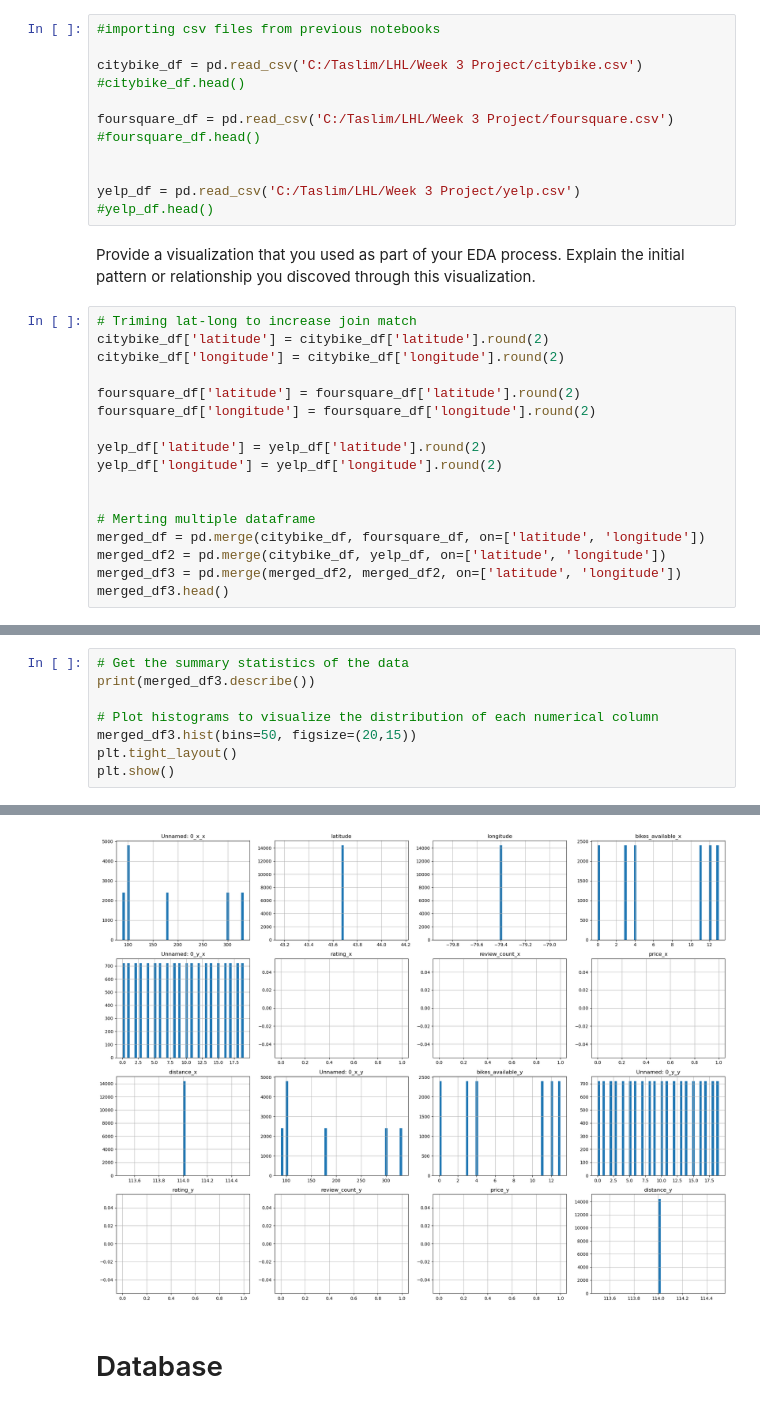
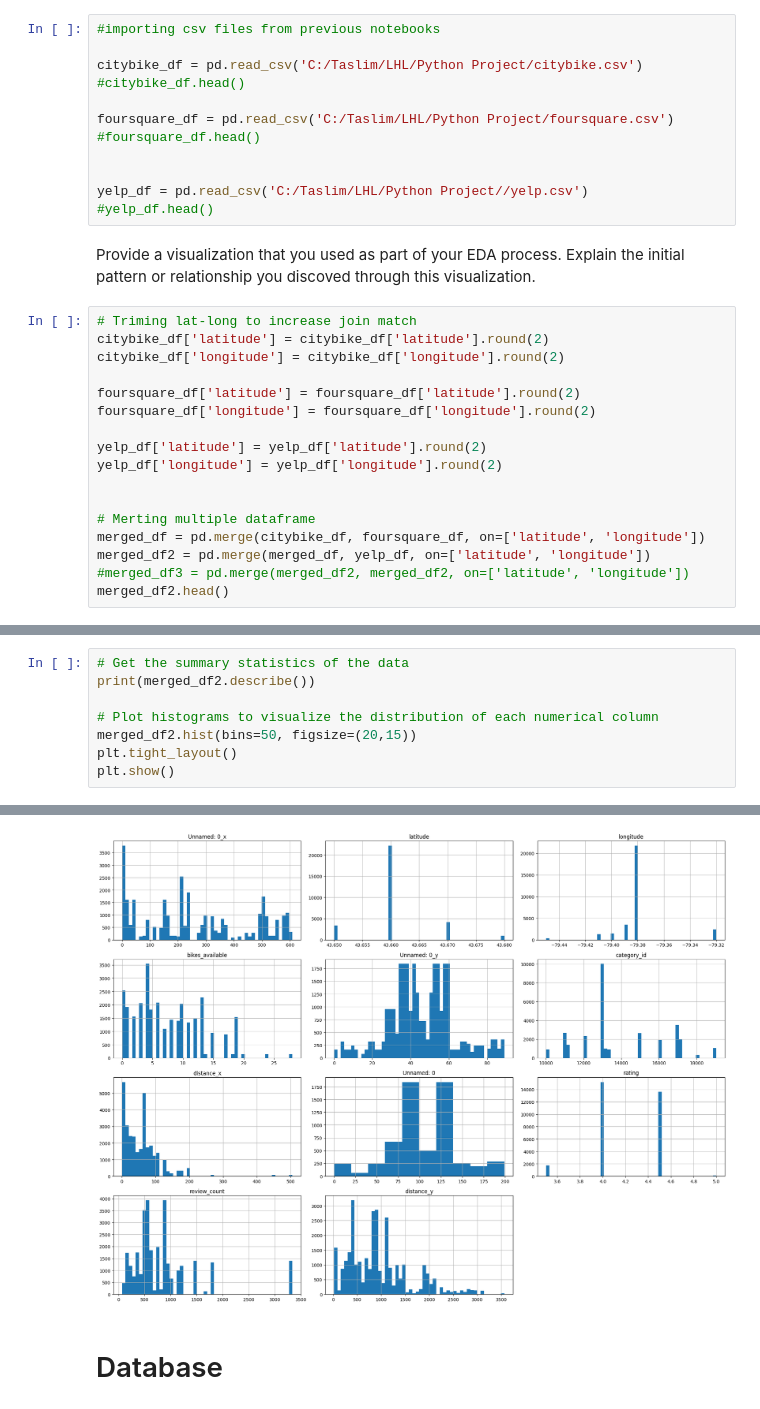
Before and after one commit to tkarmalkar/Final-Project-Statistical-Modelling-with-Python, a Jupyter notebook: notebooks/joining_data.ipynb, the cells around one changed output, grey strips where cells are left out. Drawn from its saved outputs; the diff is of its cells as text.

```diff
--- a/notebooks/joining_data.ipynb
+++ b/notebooks/joining_data.ipynb
@@ -9,14 +9,14 @@ import sqlite3
 # %%
 #importing csv files from previous notebooks
 
-citybike_df = pd.read_csv('C:/Taslim/LHL/Week 3 Project/citybike.csv')
+citybike_df = pd.read_csv('C:/Taslim/LHL/Python Project/citybike.csv')
 #citybike_df.head()
 
-foursquare_df = pd.read_csv('C:/Taslim/LHL/Week 3 Project/foursquare.csv')
+foursquare_df = pd.read_csv('C:/Taslim/LHL/Python Project/foursquare.csv')
 #foursquare_df.head()
 
 
-yelp_df = pd.read_csv('C:/Taslim/LHL/Week 3 Project/yelp.csv')
+yelp_df = pd.read_csv('C:/Taslim/LHL/Python Project//yelp.csv')
 #yelp_df.head()
 # %% [markdown]
 Provide a visualization that you used as part of your EDA process. Explain the initial pattern or relationship you discoved through this visualization.
@@ -34,7 +34,7 @@ yelp_df['longitude'] = yelp_df['longitude'].round(2)
 
 # Merting multiple dataframe
 merged_df = pd.merge(citybike_df, foursquare_df, on=['latitude', 'longitude'])
-merged_df2 = pd.merge(citybike_df, yelp_df, on=['latitude', 'longitude'])
-merged_df3 = pd.merge(merged_df2, merged_df2, on=['latitude', 'longitude'])
-merged_df3.head()
+merged_df2 = pd.merge(merged_df, yelp_df, on=['latitude', 'longitude'])
+#merged_df3 = pd.merge(merged_df2, merged_df2, on=['latitude', 'longitude'])
+merged_df2.head()
 # %% [output]
@@ -47,9 +48,9 @@ merged_df3.head()
 # %%
 # Get the summary statistics of the data
-print(merged_df3.describe())
+print(merged_df2.describe())
 
 # Plot histograms to visualize the distribution of each numerical column
-merged_df3.hist(bins=50, figsize=(20,15))
+merged_df2.hist(bins=50, figsize=(20,15))
 plt.tight_layout()
 plt.show()
 # %% [output]
@@ -73,4 +74,4 @@ max               NaN      NaN       114.0
-[figure, old version]
+[figure, new version]
 # %% [markdown]
 # Database
 # %% [markdown]
```
Also changed, not shown: parts of 3 cells of this notebook.
